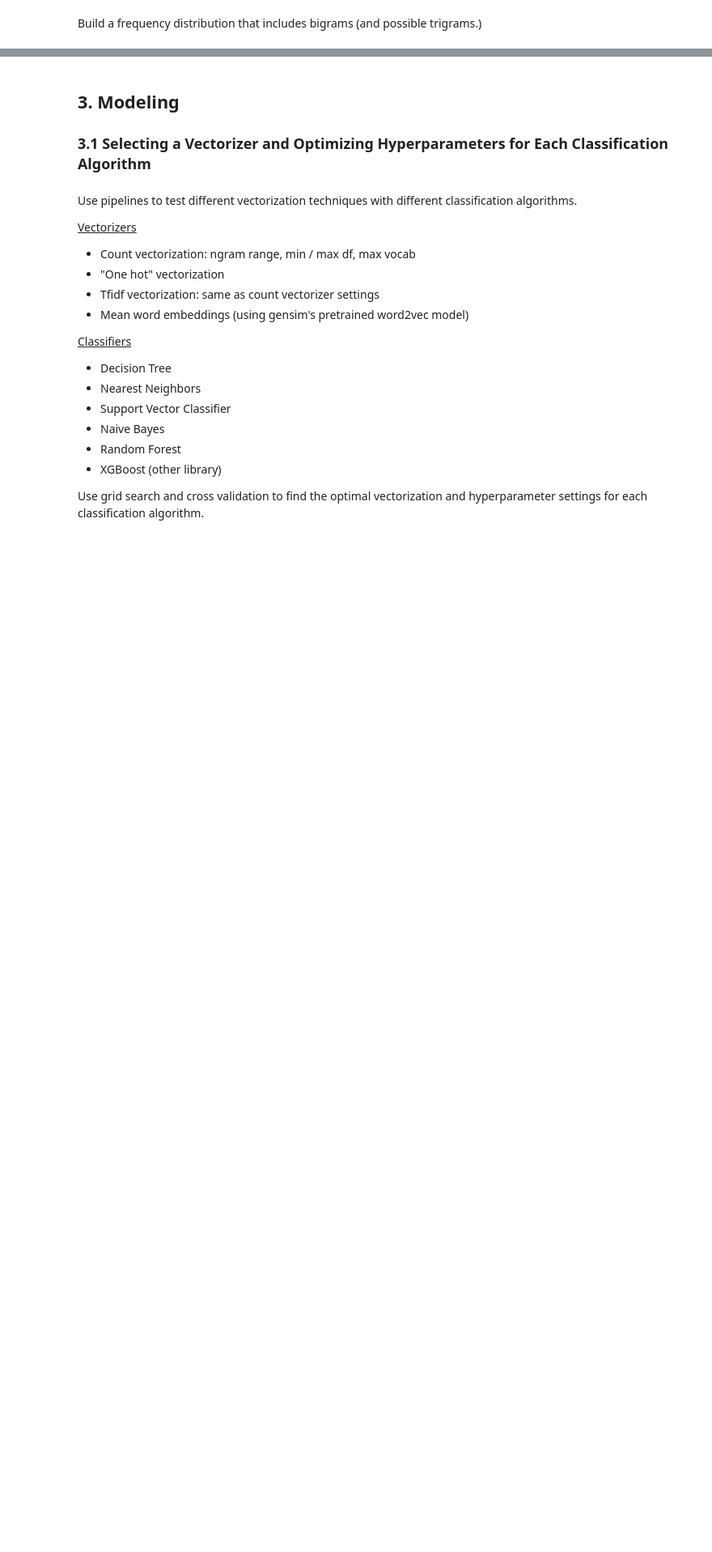
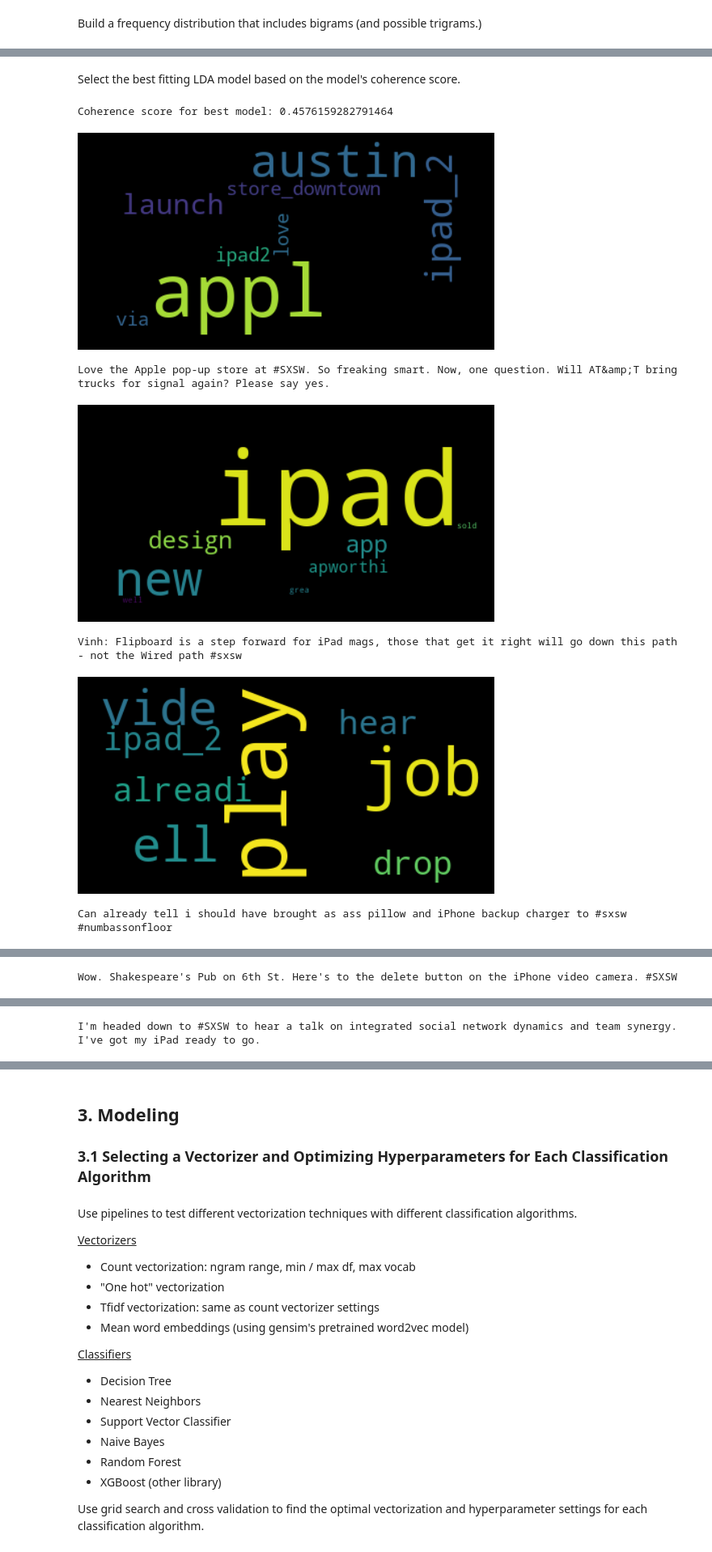
Before and after one commit to ran0027/twitter-sentiment-analysis, a Jupyter notebook: index.ipynb, the cells around one changed output, grey strips where cells are left out. Shown at 81% size. Drawn from its saved outputs; the diff is of its cells as text; code cells hidden in the pictures; blank space fills up the shorter version.

```diff
--- a/index.ipynb
+++ b/index.ipynb
@@ -418,0 +711,43 @@ Adjust stop words removed and lemmatization if needed.
+# %%
+def get_corpus_and_dict(documents):
+    '''Given a set of tweets (documents), returns the corpus, dictionary and texts required to train gensim's LDA
+    model.'''
+    # generate bigrams
+    bigrams = gensim.models.Phrases(documents.to_list()) # use default min count & threshold
+    bigram_model = gensim.models.phrases.Phraser(bigrams)
+
+    def make_bigrams(texts):
+        return [bigram_model[doc] for doc in texts]
+
+    texts = make_bigrams(documents.to_list())
+
+    id2word = corpora.Dictionary(texts)
+    corpus = [id2word.doc2bow(text) for text in texts]
+
+    return corpus, id2word, texts
+# %% [markdown]
+Select the best fitting LDA model based on the model's coherence score.
+# %%
+def select_best_lda(dictionary, corpus, texts, start=2, stop=20):
+    '''Use the coherence values for LDA models with start to stop number of topics, by 2s, to determine and return
+    the best LDA model for this dictionary and corpus with these texts.'''
+    coherence_values = []
+    model_candidates = []
+    for num_topics in range(start, stop + 2, 2):
+        lda_model = gensim.models.ldamodel.LdaModel(corpus=corpus, id2word=dictionary, num_topics=num_topics,
+                                                    random_state=seed, chunksize=500, passes=10, alpha='auto')
+        model_candidates.append(lda_model)
+        coherence_model = CoherenceModel(model=lda_model, texts=texts, dictionary=dictionary, coherence='c_v')
+        coherence_values.append(coherence_model.get_coherence())
+
+    print(f'Coherence score for best model: {max(coherence_values)}')
+
+    return model_candidates[np.argmax(coherence_values)]
+# %%
+tweet_categories = [positive_tweets, negative_tweets, neutral_tweets, apple_tweets]
+
+for category in tweet_categories:
+
+    corpus, id2word, texts = get_corpus_and_dict(category)
+
+    best_lda_model = select_best_lda(id2word, corpus, texts)
@@ -418,0 +815,10 @@ Adjust stop words removed and lemmatization if needed.
+# %%
+topic_model_summary(apple_tweets)
+# %% [output]
+Coherence score for best model: 0.4576159282791464
+[figure, added]
+Love the Apple pop-up store at #SXSW. So freaking smart. Now, one question. Will AT&amp;T bring trucks for signal again? Please say yes.
+[figure, added]
+Vinh: Flipboard is a step forward for iPad mags, those that get it right will go down this path - not the Wired path #sxsw
+[figure, added]
+Can already tell i should have brought as ass pillow and iPhone backup charger to #sxsw #numbassonfloor
@@ -418,0 +826 @@ Adjust stop words removed and lemmatization if needed.
+Wow. Shakespeare's Pub on 6th St. Here's to the delete button on the iPhone video camera. #SXSW
@@ -418,0 +828 @@ Adjust stop words removed and lemmatization if needed.
+I'm headed down to #SXSW to hear a talk on integrated social network dynamics and team synergy.  I've got my iPad ready to go.
```
Also changed, not shown: parts of 124 cells of this notebook.
